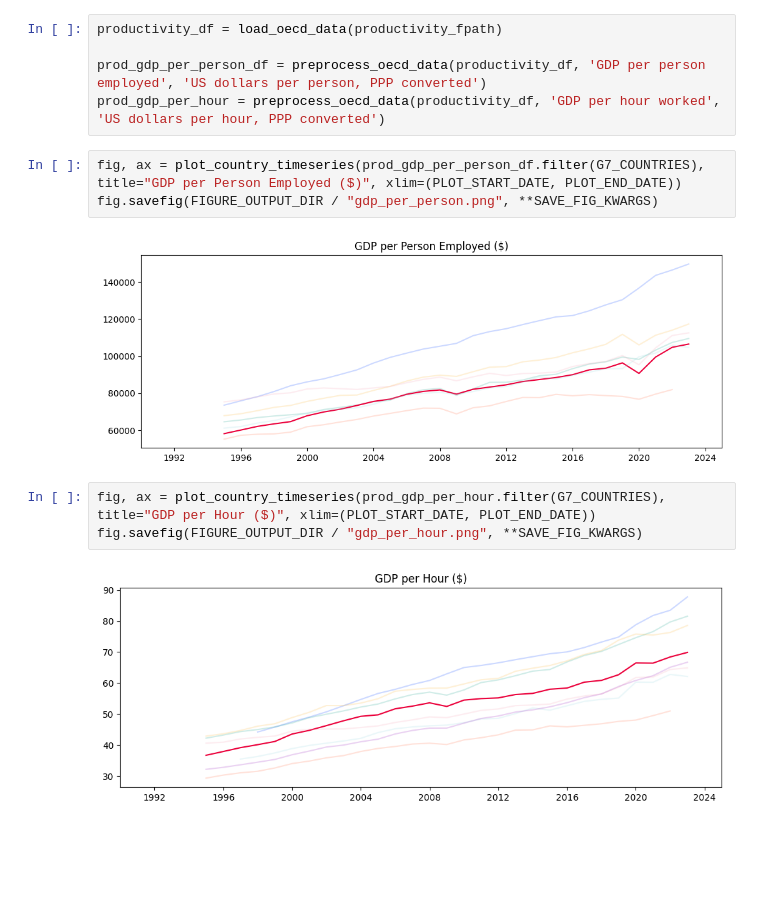
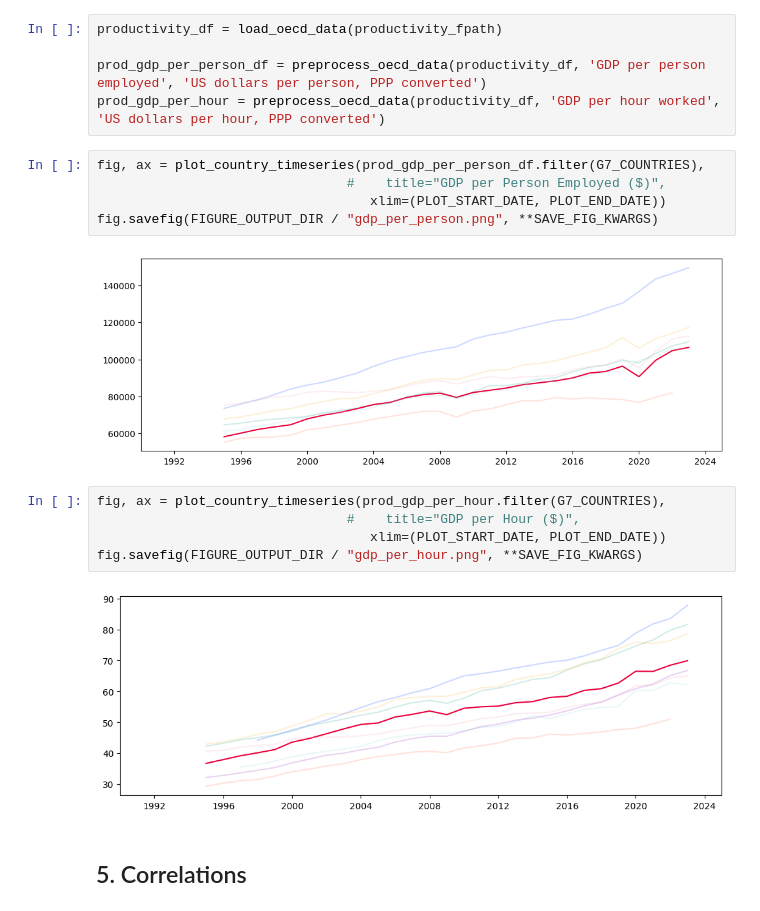
Before and after one commit to gjohl/growingeconomy, a Jupyter notebook: notebooks/presentation_plots.ipynb, the cells around one changed output. Cells and saved outputs as stored; diff of their text form; blank space fills up the shorter version.

```diff
--- a/notebooks/presentation_plots.ipynb
+++ b/notebooks/presentation_plots.ipynb
@@ -377,12 +393,18 @@ productivity_df = load_oecd_data(productivity_fpath)
 prod_gdp_per_person_df = preprocess_oecd_data(productivity_df, 'GDP per person employed', 'US dollars per person, PPP converted')
 prod_gdp_per_hour = preprocess_oecd_data(productivity_df, 'GDP per hour worked', 'US dollars per hour, PPP converted')
 # %%
-fig, ax = plot_country_timeseries(prod_gdp_per_person_df.filter(G7_COUNTRIES), title="GDP per Person Employed ($)", xlim=(PLOT_START_DATE, PLOT_END_DATE))
+fig, ax = plot_country_timeseries(prod_gdp_per_person_df.filter(G7_COUNTRIES),
+                                #    title="GDP per Person Employed ($)",
+                                   xlim=(PLOT_START_DATE, PLOT_END_DATE))
 fig.savefig(FIGURE_OUTPUT_DIR / "gdp_per_person.png", **SAVE_FIG_KWARGS)
 # %% [output]
-[figure, old version]
+[figure, new version]
 # %%
-fig, ax = plot_country_timeseries(prod_gdp_per_hour.filter(G7_COUNTRIES), title="GDP per Hour ($)", xlim=(PLOT_START_DATE, PLOT_END_DATE))
+fig, ax = plot_country_timeseries(prod_gdp_per_hour.filter(G7_COUNTRIES),
+                                #    title="GDP per Hour ($)",
+                                   xlim=(PLOT_START_DATE, PLOT_END_DATE))
 fig.savefig(FIGURE_OUTPUT_DIR / "gdp_per_hour.png", **SAVE_FIG_KWARGS)
 # %% [output]
-[figure, old version]
+[figure, new version]
+# %% [markdown]
+## 5. Correlations
```
Also changed, not shown: parts of 14 cells of this notebook, 6 other files.
